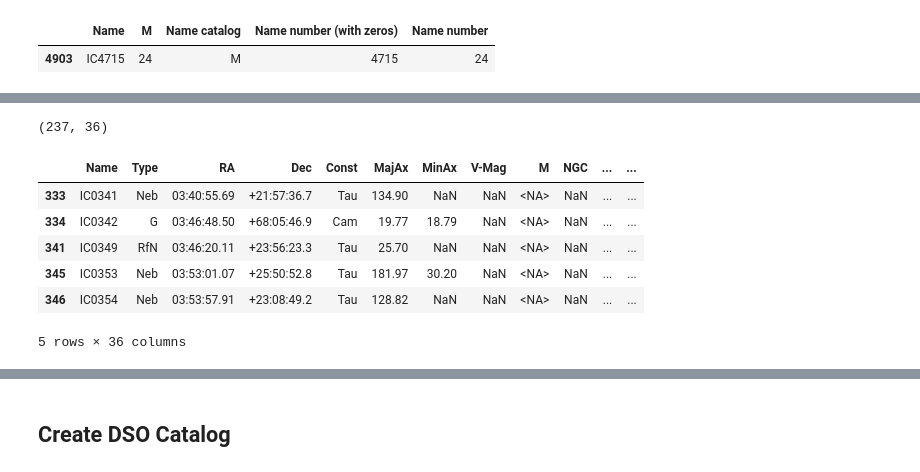
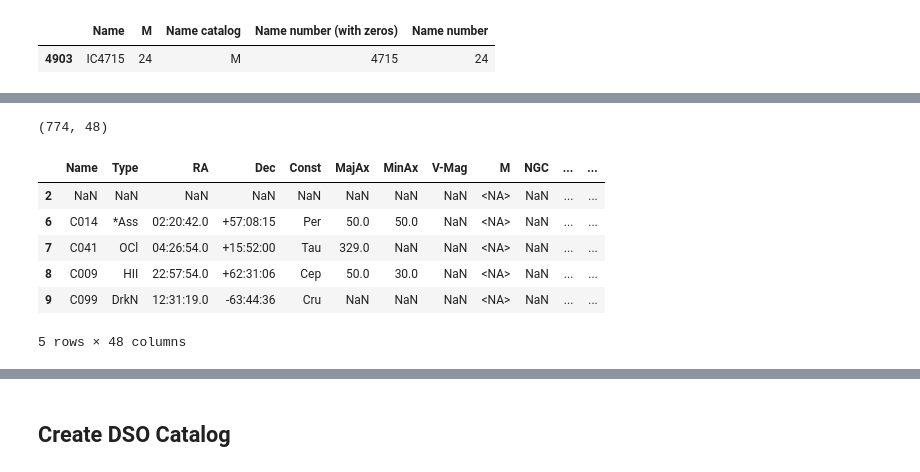
Before and after one commit to stevejcl/dwarfium, a Jupyter notebook: notebooks/5_create_catalogues.ipynb, the cells around one changed output, grey strips where cells are left out. Cells and saved outputs as stored; diff of their text form; code cells hidden in the pictures.

```diff
--- a/notebooks/5_create_catalogues.ipynb
+++ b/notebooks/5_create_catalogues.ipynb
@@ -197,15 +213,17 @@ merge_df[merge_df['Name']=='IC4715'][['Name', 'Name number']]
 # %%
-filter_df = merge_df.copy()
+filter_df = merge2_df.copy()
 
 size_limit = 15
-mag_limit = 12
+mag_limit = 10
 
 size_bool = (filter_df['MajAx'] >= size_limit) | (filter_df['MinAx'] >= size_limit)
 
+size_b500 = (filter_df['MAX SZ'] >= size_limit) | (filter_df['MIN SZ'] >= size_limit)
+
 # filter_df = filter_df[size_bool]
-filter_df = filter_df[(size_bool) | (filter_df['mike'] == True)]
+filter_df = filter_df[(size_bool) | (filter_df['mike'] == True) | (size_b500)]
 
-filter_df = filter_df[(filter_df['V-Mag'] <= mag_limit) | filter_df['V-Mag'].isna()]
+filter_df = filter_df[(filter_df['V-Mag'] <= mag_limit) | (filter_df['MAG_500'] <= str(mag_limit)) | filter_df['V-Mag'].isna() | filter_df['MAG_500'].isna()]
 # filter_df = filter_df[filter_df['V-Mag'] <= mag_limit]
 filter_df['Notes'] = 'large_dso'
 
@@ -214,6 +232,8 @@ filter_df = filter_df[(filter_df['Type'] != '*')]
 
 
 log_df(filter_df)
+# (244, 48) size 15 + NA, mag 10,  mike, best 500
+
 # (208, 35) size 15 + NA, mag 10,  mike
 # (137, 35) size 15 + NA, mag 10
 # (122, 35) size 15,  mag 10, mike
@@ -231,17 +251,18 @@ log_df(filter_df)
 # %%
-filter2_df = merge_df.copy()
+filter2_df = merge2_df.copy()
 
 size_limit = 1
 mag_limit = 10
 
 size2_bool = (filter2_df['MajAx'] > size_limit) | (filter2_df['MinAx'] > size_limit)
 
-filter2_df = filter2_df[(size2_bool) & (filter2_df['mike'].isna())]
-filter2_df = filter2_df[filter2_df['Common names'].notna()]
-filter2_df = filter2_df[filter2_df['V-Mag'] <= mag_limit]
+size2_b500 = (filter_df['MAX SZ'] >= size_limit) | (filter_df['MIN SZ'] >= size_limit)
+
+filter2_df = filter2_df[((size2_bool) | (size2_b500)) & (filter2_df['mike'].isna())]
+filter2_df = filter2_df[(filter2_df['V-Mag'] <= mag_limit) | (filter2_df['MAG_500'] <= str(mag_limit))]
 
 filter2_df['Notes'] = 'small_dso'
 
 log_df(filter2_df)
-# (34, 36)
+# (403, 48)
 # %% [output]
@@ -255,0 +277,17 @@ log_df(filter2_df)
+# %%
+filter3_df = merge2_df.copy()
+
+size_limit = 0.5
+mag_limit = 12
+
+size3_bool = (filter3_df['MajAx'] > size_limit) | (filter3_df['MinAx'] > size_limit)
+size3_b500 = (filter3_df['MAX SZ'] >= size_limit) | (filter3_df['MIN SZ'] >= size_limit)
+
+filter3_df = filter3_df[((size3_bool) | (size3_b500)) & (filter3_df['mike'].isna())]
+filter3_df = filter3_df[filter3_df['Common names'].notna() | filter3_df['OTHER NAME(S)'].notna()]
+filter3_df = filter3_df[(filter3_df['V-Mag'] <= mag_limit) | (filter3_df['MAG_500'] <= str(mag_limit))]
+
+filter3_df['Notes'] = 'tiny_dso'
+
+log_df(filter3_df)
+# (373, 48)
@@ -256,18 +303,19 @@ log_df(filter2_df)
 # %%
-combine_df = pd.concat([filter_df, filter2_df])
+combine1_df = pd.concat([filter_df, filter2_df])
+combine_df = pd.concat([combine1_df, filter3_df])
 
 cols = [col for col in combine_df.columns if col != 'Notes']
 combine_df.drop_duplicates(inplace=True, subset=cols, keep='first')
 
 log_df(combine_df)
-# (237, 36)
+# (774, 48)
 # %% [output]
-(237, 36)
+(774, 48)
 |  | Name | Type | RA | Dec | Const | MajAx | MinAx | V-Mag | M | NGC | ... | ... |
-| 333 | IC0341 | Neb | 03:40:55.69 | +21:57:36.7 | Tau | 134.90 | NaN | NaN | <NA> | NaN | ... | ... |
-| 334 | IC0342 | G | 03:46:48.50 | +68:05:46.9 | Cam | 19.77 | 18.79 | NaN | <NA> | NaN | ... | ... |
-| 341 | IC0349 | RfN | 03:46:20.11 | +23:56:23.3 | Tau | 25.70 | NaN | NaN | <NA> | NaN | ... | ... |
-| 345 | IC0353 | Neb | 03:53:01.07 | +25:50:52.8 | Tau | 181.97 | 30.20 | NaN | <NA> | NaN | ... | ... |
-| 346 | IC0354 | Neb | 03:53:57.91 | +23:08:49.2 | Tau | 128.82 | NaN | NaN | <NA> | NaN | ... | ... |
+| 2 | NaN | NaN | NaN | NaN | NaN | NaN | NaN | NaN | <NA> | NaN | ... | ... |
+| 6 | C014 | *Ass | 02:20:42.0 | +57:08:15 | Per | 50.0 | 50.0 | NaN | <NA> | NaN | ... | ... |
+| 7 | C041 | OCl | 04:26:54.0 | +15:52:00 | Tau | 329.0 | NaN | NaN | <NA> | NaN | ... | ... |
+| 8 | C009 | HII | 22:57:54.0 | +62:31:06 | Cep | 50.0 | 30.0 | NaN | <NA> | NaN | ... | ... |
+| 9 | C099 | DrkN | 12:31:19.0 | -63:44:36 | Cru | NaN | NaN | NaN | <NA> | NaN | ... | ... |
-5 rows × 36 columns
+5 rows × 48 columns
 # %%
```
Also changed, not shown: parts of 48 cells of this notebook, 6 other files.
